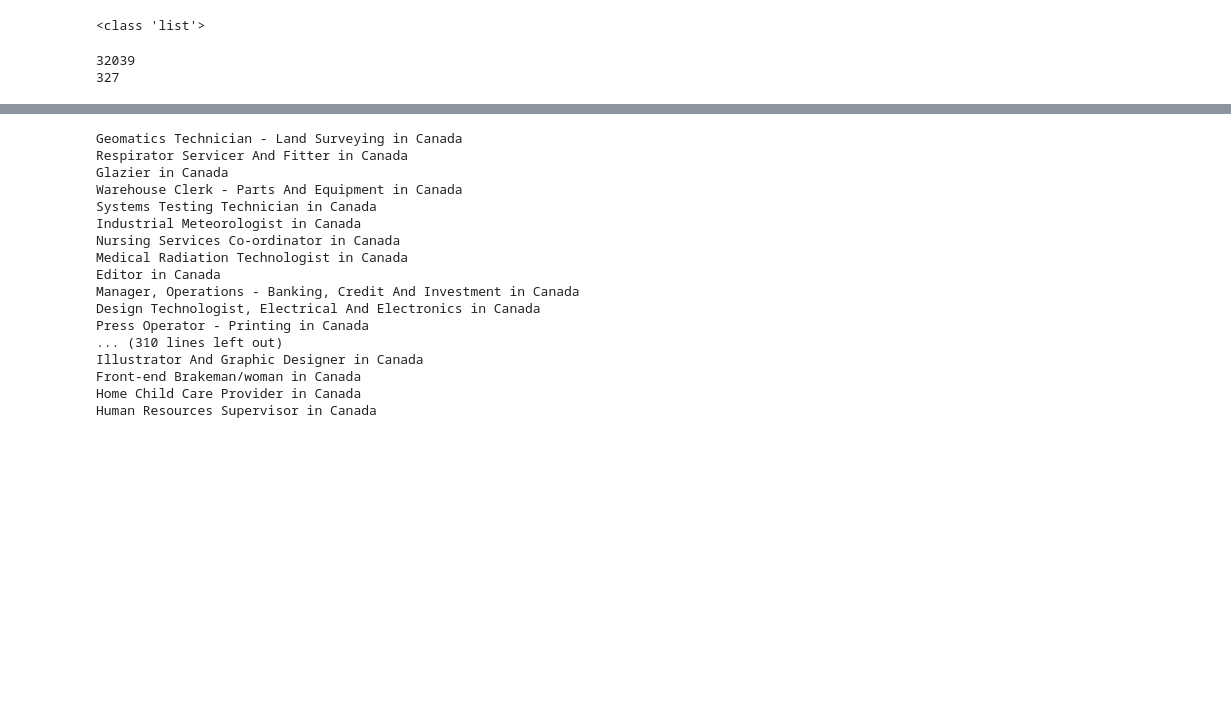
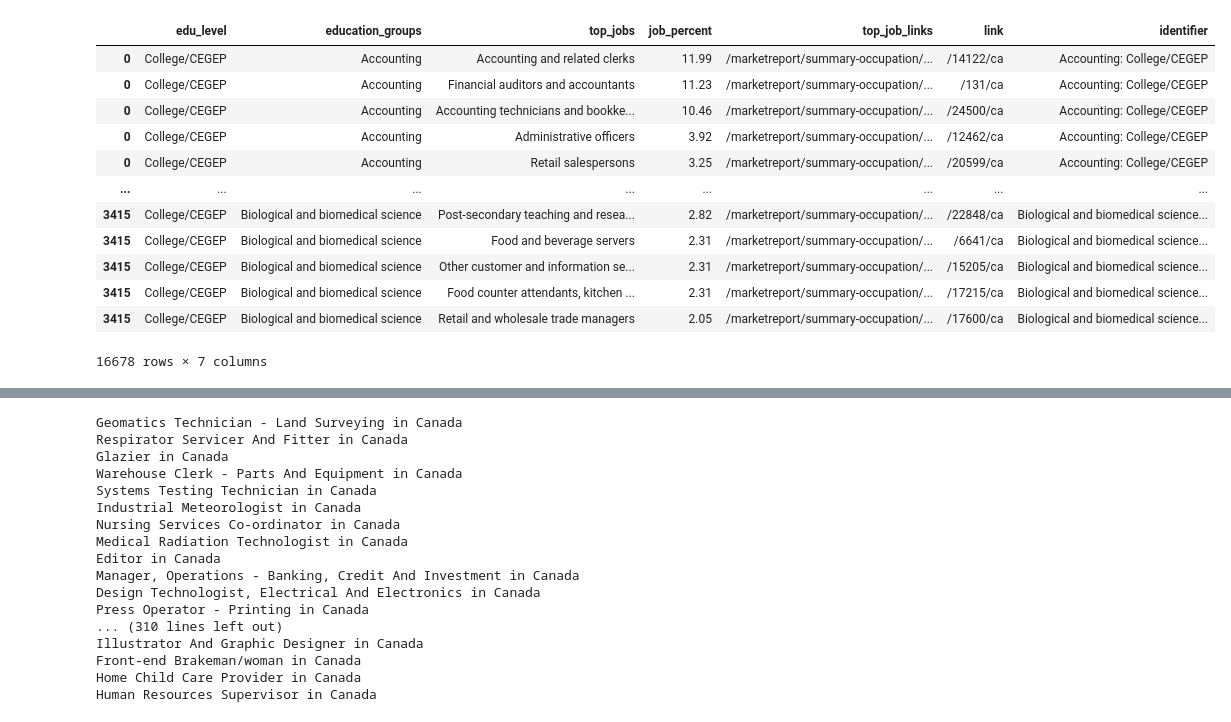
Before and after one commit to anfleury/career-builder, a Jupyter notebook: notebooks/02-jobbank-scraping.ipynb, the cells around one changed output, grey strips where cells are left out. Saved outputs shown, nothing was run; the diff lists cells and outputs as text; code cells hidden in the pictures; blank space fills up the shorter version.

Commit message:
Update notebooks to clarify data flow and add LDA

```diff
--- a/notebooks/02-jobbank-scraping.ipynb
+++ b/notebooks/02-jobbank-scraping.ipynb
@@ -28,10 +32,11 @@ cip_list = cip_codes.tolist()
 levels = ['LOS03','LOS04','LOS05','LOS06','LOS07']
 # %%
 # Try urls associated with each CIP code to find out if they exist
+# Note this is a long process and only generally needs to be run once
 
 url_list = []
 
-for i in cip_list:
+for i in cip_list[0:10]:
     for j in levels:
 
         url = 'https://www.jobbank.gc.ca/studentdashboard/{}/{}'.format(i,j)
@@ -39,11 +44,3 @@ for i in cip_list:
         request = requests.get(url, headers=headers, allow_redirects=False)
         if request.status_code == 200:
             url_list.append(url)
-
-# Save url_list to file so I can load it later
-
-file_path = (os.path.join(data_path,'processed','url_list.txt'))
-
-with open(file_path, 'w') as filehandle:
-    for listitem in url_list:
-        filehandle.write('%s\n' % listitem)
@@ -246,0 +237,39 @@ Zoology/Animal Biology, General:Master's degree
+# %%
+# Check and clean the data before saving
+
+edu_df_clean = jobs_df.dropna(subset=['edu_level','degree','description','top_jobs'])
+
+edu_categories = [s.split('found under ')[1] for s in edu_df_clean['description']]
+edu_categories = [s.strip('.') for s in edu_categories]
+edu_df_clean['education_groups'] = edu_categories
+
+# All education groups have the same recommended jobs, so we only need to keep one
+education_df = edu_df_clean[['edu_level','degree','education_groups','top_jobs','job_percent','top_job_links']].drop_duplicates(subset =['education_groups','degree'])
+job_name_df = education_df[['edu_level','education_groups','top_jobs']].explode('top_jobs')
+percent_df = education_df[['job_percent']].explode('job_percent')
+
+link_df = education_df[['top_job_links']].explode('top_job_links')
+link_df['top_job_links'].fillna('', inplace=True)
+
+link_section = [x.split(';')[0] for x in link_df['top_job_links']]
+
+job_name_df['job_percent'] = pd.to_numeric(percent_df['job_percent'].str.strip('%'),errors='coerce')
+job_name_df['top_job_links'] = link_section
+job_name_df['link'] = [x.replace('/marketreport/summary-occupation','') for x in link_section]
+job_name_df['identifier'] = job_name_df['education_groups'].str.cat(job_name_df['edu_level'],sep=": ")
+
+job_name_df
+# %% [output]
+|  | edu_level | education_groups | top_jobs | job_percent | top_job_links | link | identifier |
+| 0 | College/CEGEP | Accounting | Accounting and related clerks | 11.99 | /marketreport/summary-occupation/... | /14122/ca | Accounting: College/CEGEP |
+| 0 | College/CEGEP | Accounting | Financial auditors and accountants | 11.23 | /marketreport/summary-occupation/... | /131/ca | Accounting: College/CEGEP |
+| 0 | College/CEGEP | Accounting | Accounting technicians and bookke... | 10.46 | /marketreport/summary-occupation/... | /24500/ca | Accounting: College/CEGEP |
+| 0 | College/CEGEP | Accounting | Administrative officers | 3.92 | /marketreport/summary-occupation/... | /12462/ca | Accounting: College/CEGEP |
+| 0 | College/CEGEP | Accounting | Retail salespersons | 3.25 | /marketreport/summary-occupation/... | /20599/ca | Accounting: College/CEGEP |
+| ... | ... | ... | ... | ... | ... | ... | ... |
+| 3415 | College/CEGEP | Biological and biomedical science | Post-secondary teaching and resea... | 2.82 | /marketreport/summary-occupation/... | /22848/ca | Biological and biomedical science... |
+| 3415 | College/CEGEP | Biological and biomedical science | Food and beverage servers | 2.31 | /marketreport/summary-occupation/... | /6641/ca | Biological and biomedical science... |
+| 3415 | College/CEGEP | Biological and biomedical science | Other customer and information se... | 2.31 | /marketreport/summary-occupation/... | /15205/ca | Biological and biomedical science... |
+| 3415 | College/CEGEP | Biological and biomedical science | Food counter attendants, kitchen ... | 2.31 | /marketreport/summary-occupation/... | /17215/ca | Biological and biomedical science... |
+| 3415 | College/CEGEP | Biological and biomedical science | Retail and wholesale trade managers | 2.05 | /marketreport/summary-occupation/... | /17600/ca | Biological and biomedical science... |
+16678 rows × 7 columns
@@ -259,19 +292,0 @@ jobs_df['job_percent'] = [ast.literal_eval(s) for s in jobs_df['job_percent']]
-# %%
-print(type(jobs_df['unemployed'][0]))
-# %% [output]
-<class 'list'>
-# %%
-# Processing to turn strings back into lists and explode job link list
-
-job_link_list = jobs_df['top_job_links']
-flat_job_list = [y for x in job_link_list for y in x]
-flat_job_list = [i.split(';')[0] for i in flat_job_list]
-
-url_completion = list(set(flat_job_list))
-url_end = [x.replace('/marketreport/summary-occupation','') for x in url_completion]
-
-print(len(flat_job_list))
-print(len(url_end))
-# %% [output]
-32039
-327
```
Also changed, not shown: parts of 16 cells of this notebook, 4 other files.
